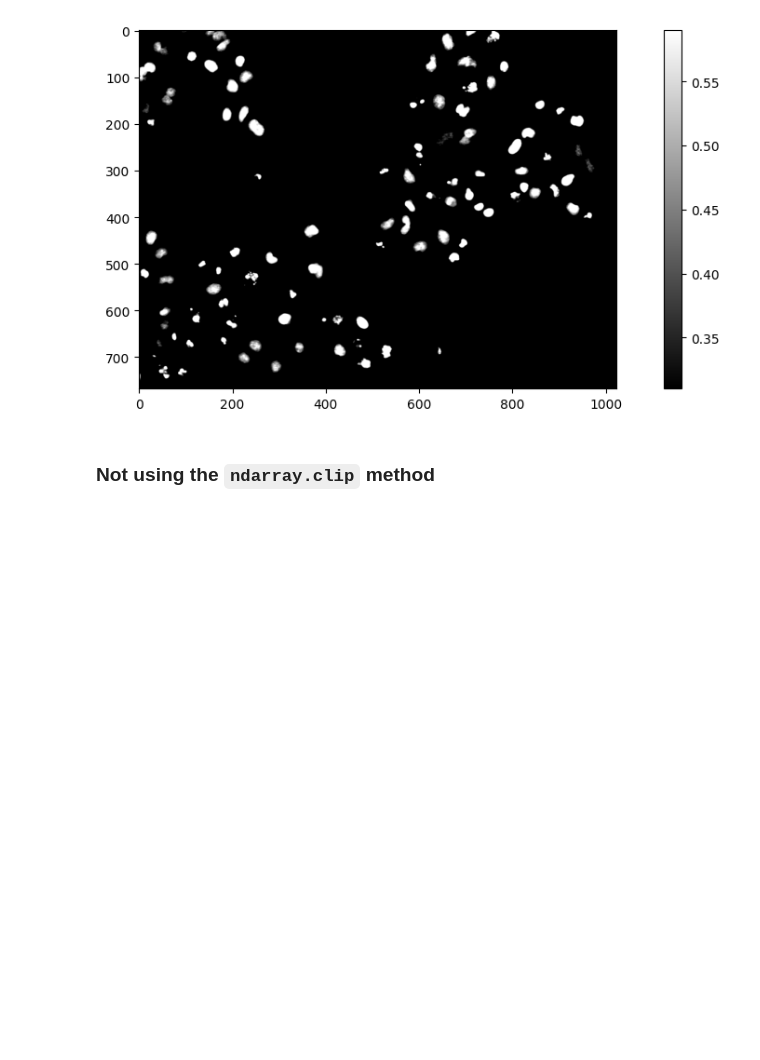
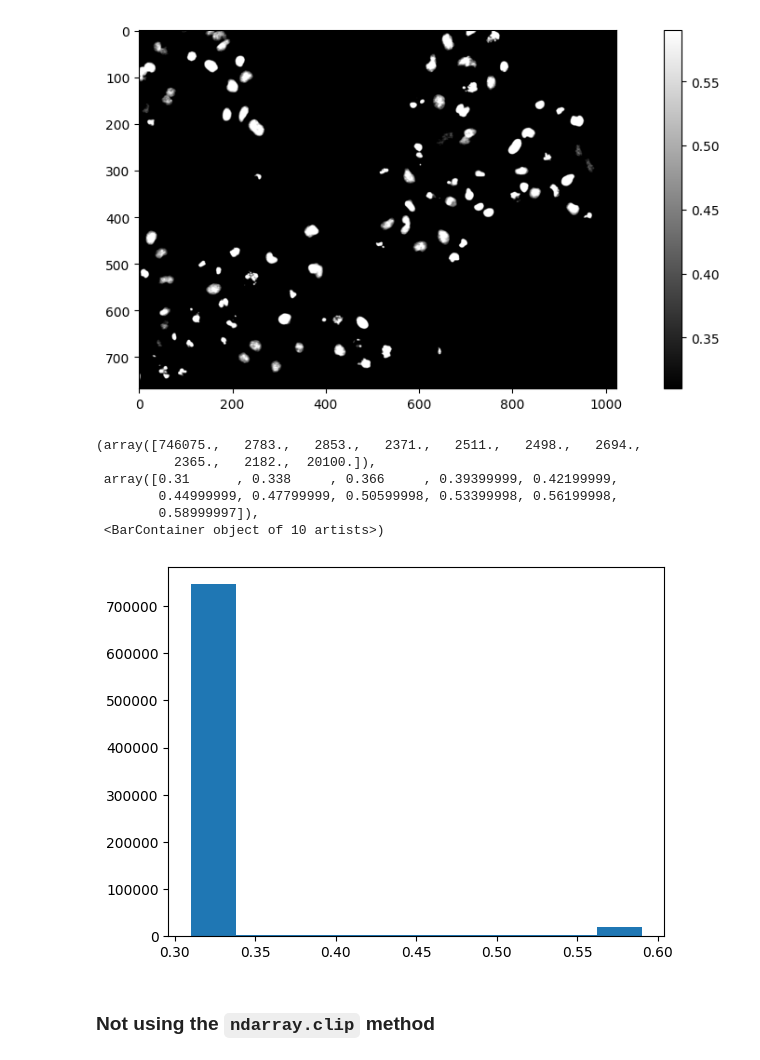
Before and after one commit to acetronomical/mobi-fs3-python, a Jupyter notebook: task2.ipynb, the cells around one changed output. Cells and saved outputs as stored; diff of their text form; code cells hidden in the pictures; blank space fills up the shorter version.

```diff
--- a/task2.ipynb
+++ b/task2.ipynb
@@ -59,6 +54,16 @@ plt.colorbar()
 # %% [output]
 <matplotlib.colorbar.Colorbar at 0x...>
 [figure]
+# %%
+plt.hist(image_clip.flatten())
+# %% [output]
+(array([746075.,   2783.,   2853.,   2371.,   2511.,   2498.,   2694.,
+          2365.,   2182.,  20100.]),
+ array([0.31      , 0.338     , 0.366     , 0.39399999, 0.42199999,
+        0.44999999, 0.47799999, 0.50599998, 0.53399998, 0.56199998,
+        0.58999997]),
+ <BarContainer object of 10 artists>)
+[figure, added]
 # %% [markdown]
 ### Not using the `ndarray.clip` method
 # %% [markdown]
```
Also changed, not shown: parts of 3 cells of this notebook.
